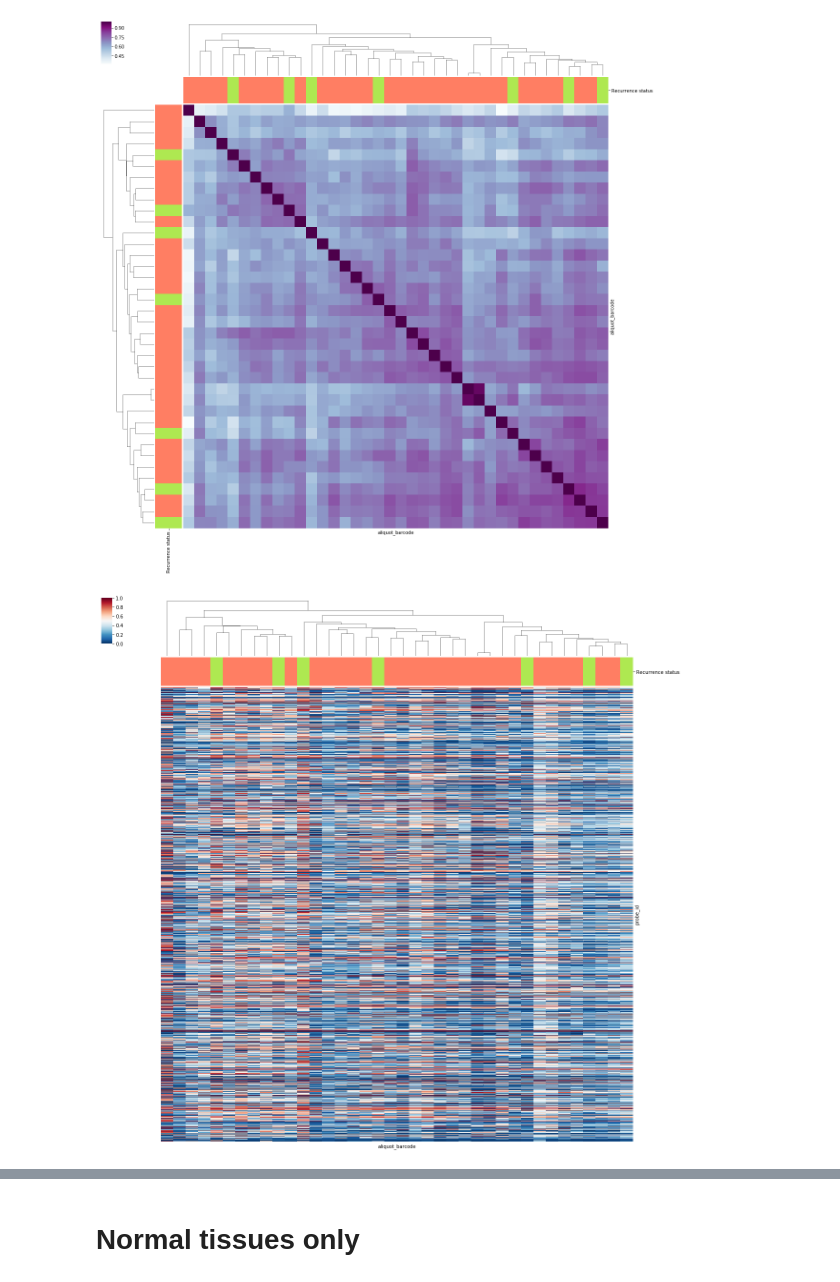
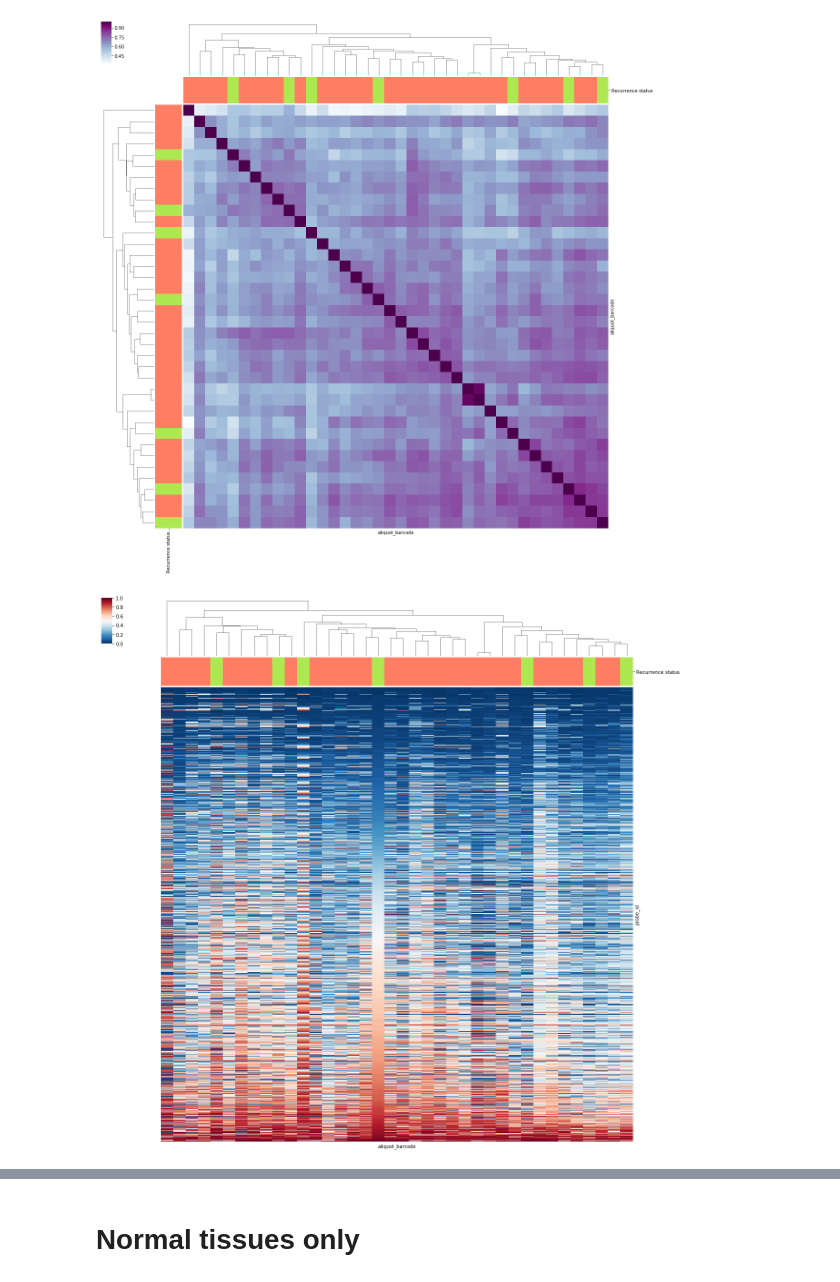
Before and after one commit to singuyenmai/DMV_BRCA_TCGA, a Jupyter notebook: Cluster_meth_hormone_wo_unknown.ipynb, the cells around one changed output, grey strips where cells are left out. Drawn from its saved outputs; the diff is of its cells as text; code cells hidden in the pictures.

```diff
--- a/Cluster_meth_hormone_wo_unknown.ipynb
+++ b/Cluster_meth_hormone_wo_unknown.ipynb
@@ -315,12 +324,15 @@ g6 = sns.clustermap(data=meth_matrix.corr(), col_linkage=linkage, row_linkage=li
 # %% [output]
 [figure]
 # %%
-g7 = sns.clustermap(data=meth_matrix, col_linkage=linkage, row_cluster = False,
+lowrisk_aliquots = recur.loc[(recur['recurrence_status'] == 'Low risk'), 'aliquot_barcode'].unique()
+
+g7 = sns.clustermap(data=meth_matrix.sort_values(by=list(lowrisk_aliquots)),
+                    col_linkage=linkage, row_cluster = False,
                    col_colors = color_matrix,
                    cmap="RdBu_r", vmin=0, vmax=1, figsize=(20,21),
                    xticklabels=False, yticklabels=False)
 # %% [output]
-[figure, old version]
+[figure, new version]
 # %%
 g6.savefig("./plots/cluster_meth.hormone.excl_norm.recur.corrdata.png")
 g7.savefig("./plots/cluster_meth.hormone.excl_norm.recur.methdata.png")
```
Also changed, not shown: parts of 12 cells of this notebook, 15 other files.
